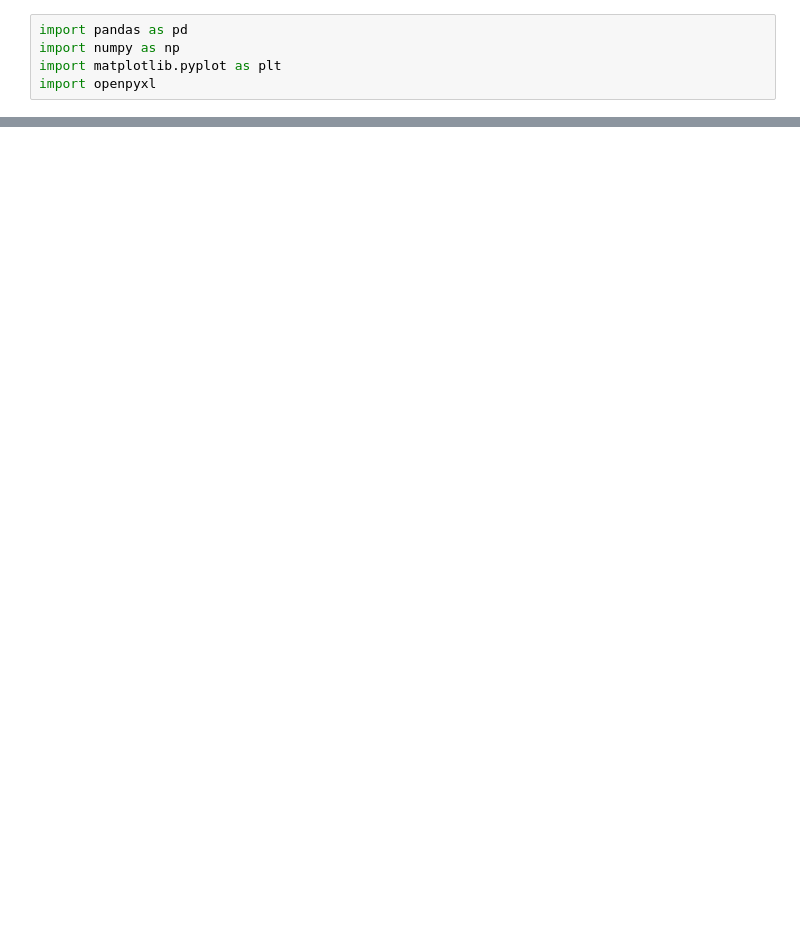
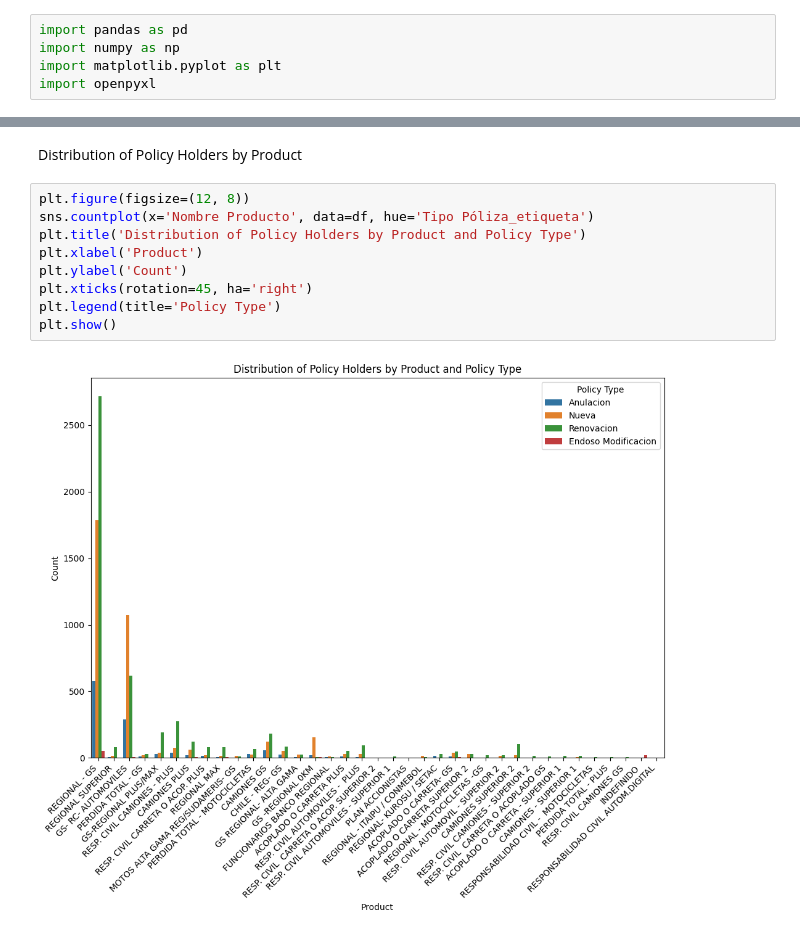
Before and after one commit to frostbitepy/ExcelDataAnalysisApp, a Jupyter notebook: notebook.ipynb, the cells around one changed output, grey strips where cells are left out. Saved outputs shown, nothing was run; the diff lists cells and outputs as text; blank space fills up the shorter version.

```diff
--- a/notebook.ipynb
+++ b/notebook.ipynb
@@ -82,0 +270,13 @@ print(unique_values)
+# %% [markdown]
+Distribution of Policy Holders by Product
+# %%
+plt.figure(figsize=(12, 8))
+sns.countplot(x='Nombre Producto', data=df, hue='Tipo Póliza_etiqueta')
+plt.title('Distribution of Policy Holders by Product and Policy Type')
+plt.xlabel('Product')
+plt.ylabel('Count')
+plt.xticks(rotation=45, ha='right')
+plt.legend(title='Policy Type')
+plt.show()
+# %% [output]
+[figure, added]
```
Also changed, not shown: parts of 40 cells of this notebook, 1 other file.
